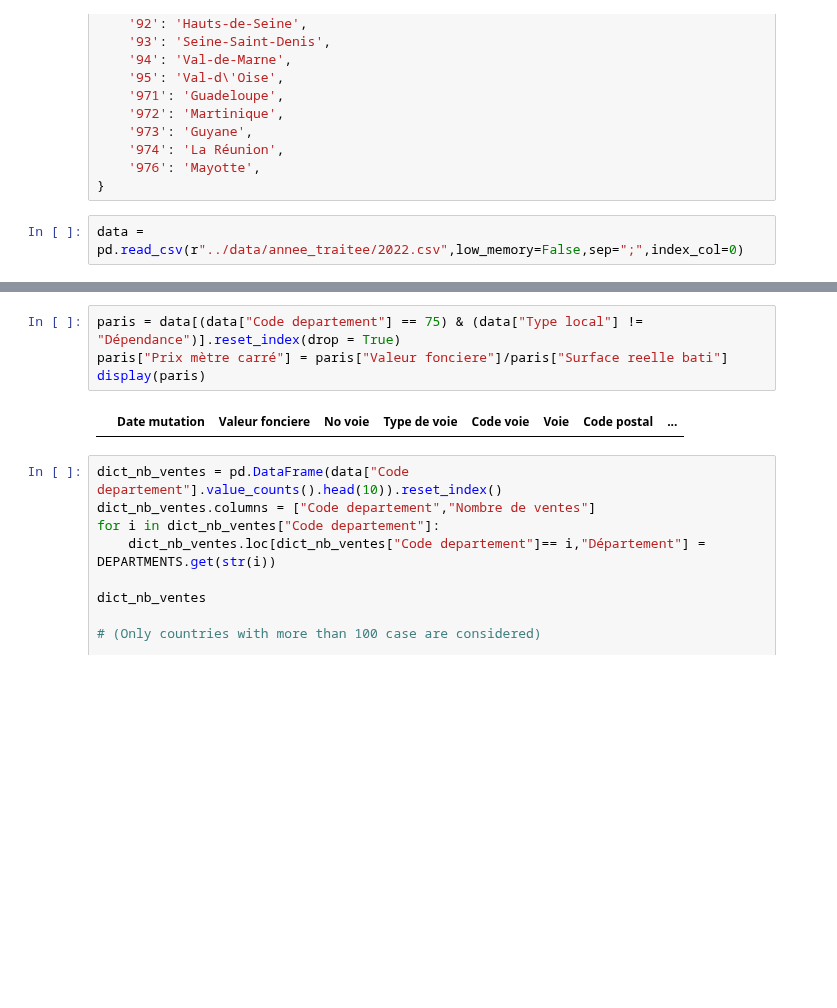
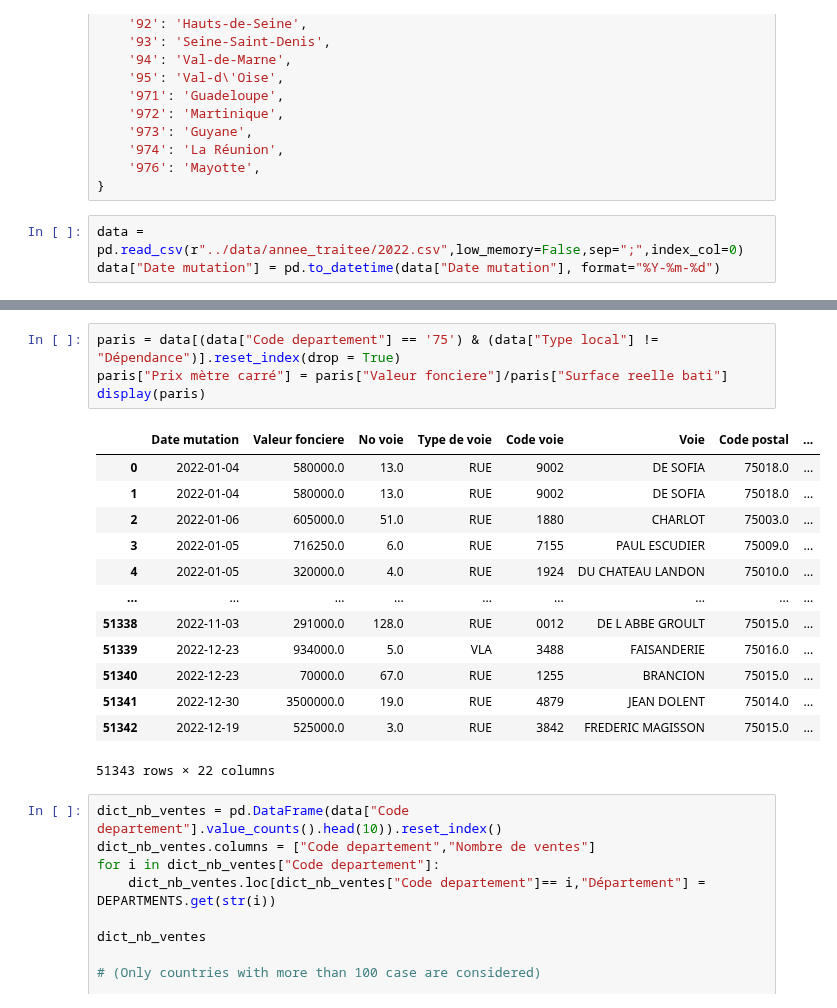
Before and after one commit to GuillaumeDorschner/Real-Estate-Analysis-France, a Jupyter notebook: data analyse/analyse.ipynb, the cells around one changed output, grey strips where cells are left out. Drawn from its saved outputs; the diff is of its cells as text; blank space fills up the shorter version.

```diff
--- a/data analyse/analyse.ipynb
+++ b/data analyse/analyse.ipynb
@@ -142,3 +142,4 @@ DEPARTMENTS = {
 }
 # %%
 data = pd.read_csv(r"../data/annee_traitee/2022.csv",low_memory=False,sep=";",index_col=0)
+data["Date mutation"] = pd.to_datetime(data["Date mutation"], format="%Y-%m-%d")
@@ -161,9 +184,21 @@ display(data)
 # %%
-paris = data[(data["Code departement"] == 75) & (data["Type local"] != "Dépendance")].reset_index(drop = True)
+paris = data[(data["Code departement"] == '75') & (data["Type local"] != "Dépendance")].reset_index(drop = True)
 paris["Prix mètre carré"] = paris["Valeur fonciere"]/paris["Surface reelle bati"]
 display(paris)
 # %% [output]
 |  | Date mutation | Valeur fonciere | No voie | Type de voie | Code voie | Voie | Code postal | ... |
+| 0 | 2022-01-04 | 580000.0 | 13.0 | RUE | 9002 | DE SOFIA | 75018.0 | ... |
+| 1 | 2022-01-04 | 580000.0 | 13.0 | RUE | 9002 | DE SOFIA | 75018.0 | ... |
+| 2 | 2022-01-06 | 605000.0 | 51.0 | RUE | 1880 | CHARLOT | 75003.0 | ... |
+| 3 | 2022-01-05 | 716250.0 | 6.0 | RUE | 7155 | PAUL ESCUDIER | 75009.0 | ... |
+| 4 | 2022-01-05 | 320000.0 | 4.0 | RUE | 1924 | DU CHATEAU LANDON | 75010.0 | ... |
+| ... | ... | ... | ... | ... | ... | ... | ... | ... |
+| 51338 | 2022-11-03 | 291000.0 | 128.0 | RUE | 0012 | DE L ABBE GROULT | 75015.0 | ... |
+| 51339 | 2022-12-23 | 934000.0 | 5.0 | VLA | 3488 | FAISANDERIE | 75016.0 | ... |
+| 51340 | 2022-12-23 | 70000.0 | 67.0 | RUE | 1255 | BRANCION | 75015.0 | ... |
+| 51341 | 2022-12-30 | 3500000.0 | 19.0 | RUE | 4879 | JEAN DOLENT | 75014.0 | ... |
+| 51342 | 2022-12-19 | 525000.0 | 3.0 | RUE | 3842 | FREDERIC MAGISSON | 75015.0 | ... |
+51343 rows × 22 columns
 # %%
 dict_nb_ventes = pd.DataFrame(data["Code departement"].value_counts().head(10)).reset_index()
 dict_nb_ventes.columns = ["Code departement","Nombre de ventes"]
```
Also changed, not shown: parts of 6 cells of this notebook, 1 other file.
